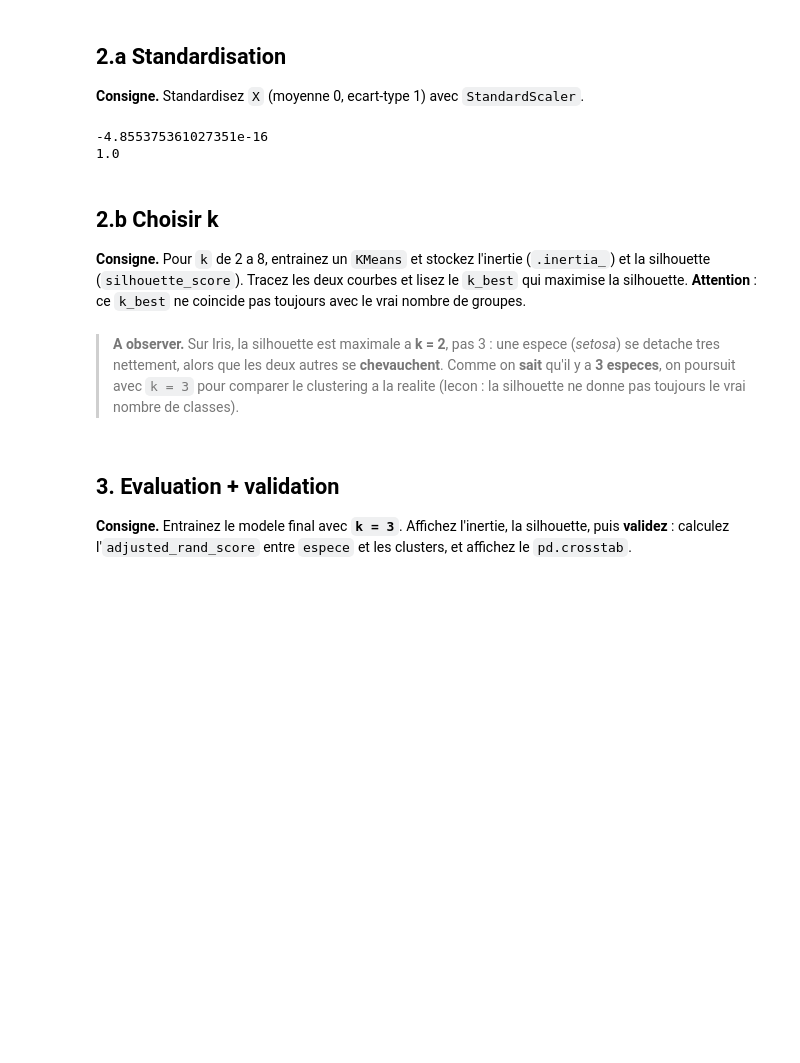
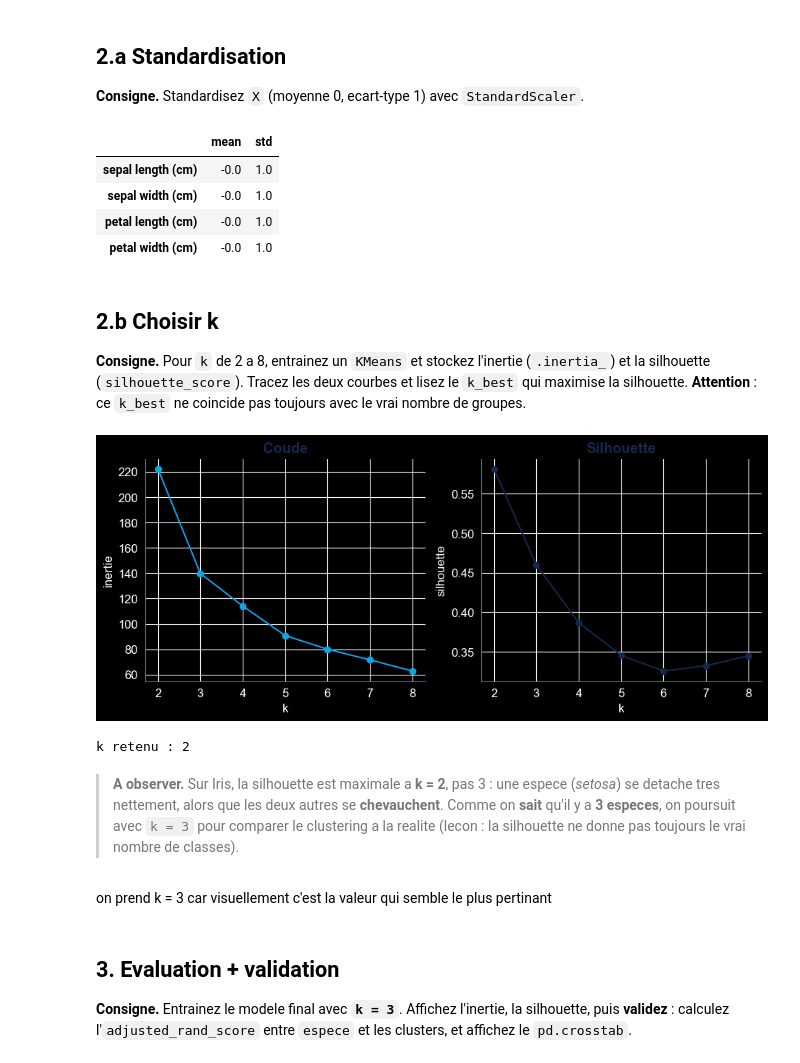
Before and after one commit to diiad/ML_2ESGI, a Jupyter notebook: TP1_kmeans_acp_TODO.ipynb, the cells around one changed output. Cells and saved outputs as stored; diff of their text form; code cells hidden in the pictures; blank space fills up the shorter version.

```diff
--- a/TP1_kmeans_acp_TODO.ipynb
+++ b/TP1_kmeans_acp_TODO.ipynb
@@ -68,11 +68,13 @@ from sklearn.preprocessing import StandardScaler
 scaler = StandardScaler()
 X_std = scaler.fit_transform(X)
 
-print(X_std.mean())
-print(X_std.std())
+pd.DataFrame(X_std, columns=X.columns).describe().round(2).loc[['mean', 'std']].T.head()
 # %% [output]
--4.855375361027351e-16
-1.0
+|  | mean | std |
+| sepal length (cm) | -0.0 | 1.0 |
+| sepal width (cm) | -0.0 | 1.0 |
+| petal length (cm) | -0.0 | 1.0 |
+| petal width (cm) | -0.0 | 1.0 |
 # %% [markdown]
 ## 2.b Choisir k
 **Consigne.** Pour `k` de 2 a 8, entrainez un `KMeans` et stockez l'inertie
@@ -82,29 +84,34 @@ coincide pas toujours avec le vrai nombre de groupes.
 # %%
 from sklearn.cluster import KMeans
 from sklearn.metrics import silhouette_score
 
 ks = range(2, 9)
 inerties, silhouettes = [], []
 for k in ks:
     km = KMeans(n_clusters=k, n_init=10, random_state=0).fit(X_std)
     inerties.append(km.inertia_)        # TODO : inertie
-    silhouettes.append(km.labels_)     # TODO : silhouette
+    silhouettes.append(silhouette_score(X_std, km.labels_))     # TODO : silhouette
 
-k_best = max(silhouettes)    # TODO : k de meilleure silhouette
+k_best = list(ks)[int(np.argmax(silhouettes))]    # TODO : k de meilleure silhouette
 
 fig, (ax1, ax2) = plt.subplots(1, 2, figsize=(11, 4))
 ax1.plot(list(ks), inerties, "-o", color=ACCENT)
 ax1.set(title="Coude", xlabel="k", ylabel="inertie")
 ax2.plot(list(ks), silhouettes, "-o", color=NAVY)
 ax2.set(title="Silhouette", xlabel="k", ylabel="silhouette")
 plt.show()
 print("k retenu :", k_best)
+# %% [output]
+[figure, added]
+k retenu : 2
 # %% [markdown]
 > **A observer.** Sur Iris, la silhouette est maximale a **k = 2**, pas 3 : une
 > espece (*setosa*) se detache tres nettement, alors que les deux autres se
 > **chevauchent**. Comme on **sait** qu'il y a **3 especes**, on poursuit avec
 > `k = 3` pour comparer le clustering a la realite (lecon : la silhouette ne donne
 > pas toujours le vrai nombre de classes).
+# %% [markdown]
+on prend k = 3 car visuellement c'est la valeur qui semble le plus pertinant
 # %% [markdown]
 ## 3. Evaluation + validation
 **Consigne.** Entrainez le modele final avec **`k = 3`**. Affichez l'inertie, la
```
Also changed, not shown: parts of 9 cells of this notebook.
